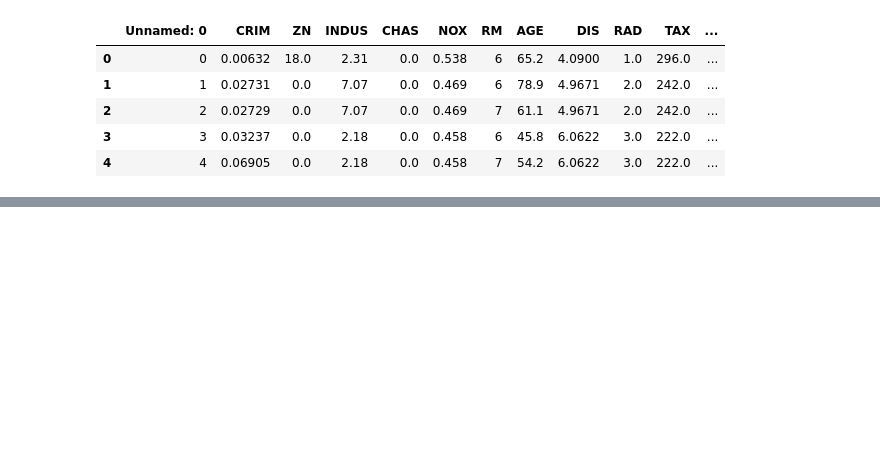
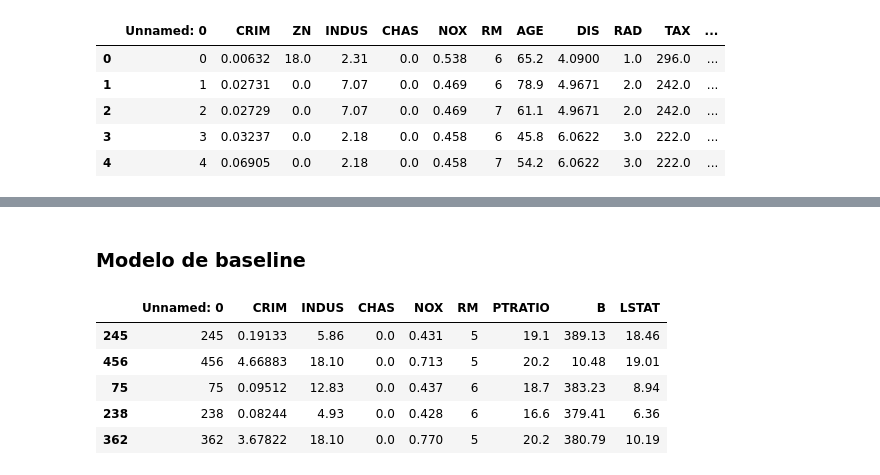
Before and after one commit to victorbertoldo/py, a Jupyter notebook: minerando/ep3.ipynb, the cells around one changed output, grey strips where cells are left out. Saved outputs shown, nothing was run; the diff lists cells and outputs as text; code cells hidden in the pictures; blank space fills up the shorter version.

```diff
--- a/minerando/ep3.ipynb
+++ b/minerando/ep3.ipynb
@@ -34,0 +52,3 @@ data.head()
+# %%
+# a variavel 'y' é o nosso alvo
+y = data['MEDV']
@@ -34,0 +82,4 @@ data.head()
+# %%
+# divide os dados entre o conjunto de treino e teste, 80% e 20% respectivamente
+# define qlr valor para o parametro random_state
+X_train, X_test, y_train, y_test = train_test_split(X, y, test_size = 0.2, random_state=5) #test_size define o 'tamanho' dos dados de teste, já o random_state define a aleatoriedade do teste, é um seed
@@ -34,0 +97,11 @@ data.head()
+# %% [markdown]
+### Modelo de baseline
+# %%
+X_test.head()
+# %% [output]
+|  | Unnamed: 0 | CRIM | INDUS | CHAS | NOX | RM | PTRATIO | B | LSTAT |
+| 245 | 245 | 0.19133 | 5.86 | 0.0 | 0.431 | 5 | 19.1 | 389.13 | 18.46 |
+| 456 | 456 | 4.66883 | 18.10 | 0.0 | 0.713 | 5 | 20.2 | 10.48 | 19.01 |
+| 75 | 75 | 0.09512 | 12.83 | 0.0 | 0.437 | 6 | 18.7 | 383.23 | 8.94 |
+| 238 | 238 | 0.08244 | 4.93 | 0.0 | 0.428 | 6 | 16.6 | 379.41 | 6.36 |
+| 362 | 362 | 3.67822 | 18.10 | 0.0 | 0.770 | 5 | 20.2 | 380.79 | 10.19 |
```
Also changed, not shown: parts of 56 cells of this notebook, 7 other files.
